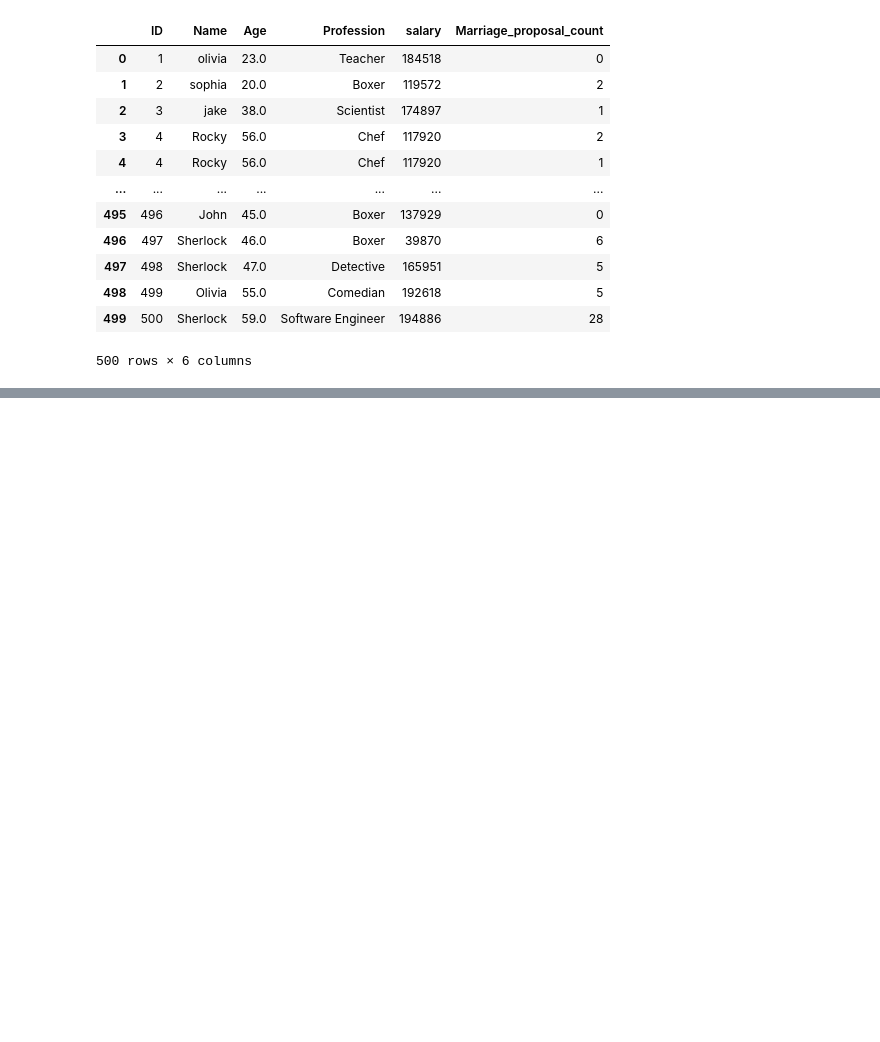
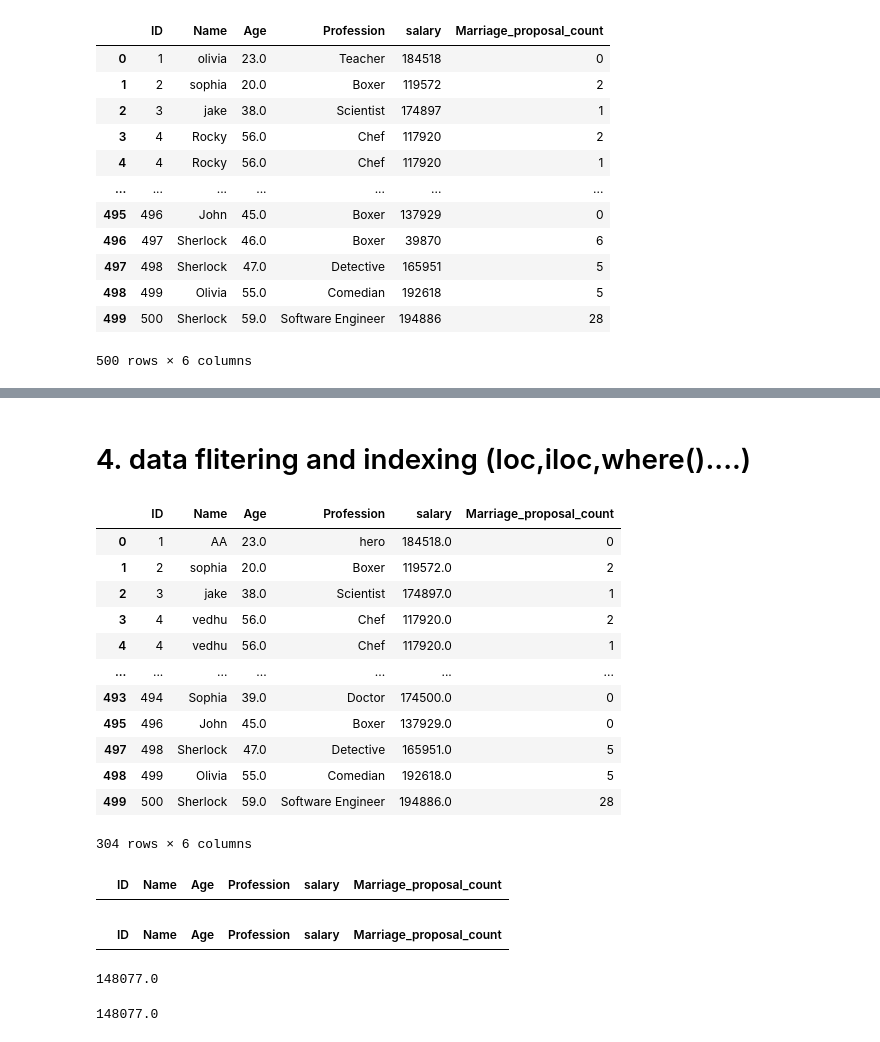
Before and after one commit to Shivacharan16/Data-Analytics-, a Jupyter notebook: pandas.ipynb, the cells around one changed output, grey strips where cells are left out. Drawn from its saved outputs; the diff is of its cells as text; code cells hidden in the pictures; blank space fills up the shorter version.

```diff
--- a/pandas.ipynb
+++ b/pandas.ipynb
@@ -523,0 +600,4 @@ df_excel
+# %%
+#
+df['Name'] = df['Name'].astype('string')
+df.dtypes
@@ -523,0 +612,3 @@ df_excel
+# %%
+df['salary'] = df['salary'].astype('float')
+df.dtypes
@@ -523,0 +741,39 @@ df_excel
+# %% [markdown]
+# 4. data flitering and indexing (loc,iloc,where()....)
+# %%
+# fliter all the recordes where salary > 100000
+df[df.salary>100000]
+# %% [output]
+|  | ID | Name | Age | Profession | salary | Marriage_proposal_count |
+| 0 | 1 | AA | 23.0 | hero | 184518.0 | 0 |
+| 1 | 2 | sophia | 20.0 | Boxer | 119572.0 | 2 |
+| 2 | 3 | jake | 38.0 | Scientist | 174897.0 | 1 |
+| 3 | 4 | vedhu | 56.0 | Chef | 117920.0 | 2 |
+| 4 | 4 | vedhu | 56.0 | Chef | 117920.0 | 1 |
+| ... | ... | ... | ... | ... | ... | ... |
+| 493 | 494 | Sophia | 39.0 | Doctor | 174500.0 | 0 |
+| 495 | 496 | John | 45.0 | Boxer | 137929.0 | 0 |
+| 497 | 498 | Sherlock | 47.0 | Detective | 165951.0 | 5 |
+| 498 | 499 | Olivia | 55.0 | Comedian | 192618.0 | 5 |
+| 499 | 500 | Sherlock | 59.0 | Software Engineer | 194886.0 | 28 |
+304 rows × 6 columns
+# %%
+# fliter all the records where salary >100000 & salary < 15000000
+df[(df.salary < 100000) & (df.salary < 150000)]
+# %% [output]
+|  | ID | Name | Age | Profession | salary | Marriage_proposal_count |
+# %%
+# query: fliter all the records where salary >100000 /(OR)(salary < 100000
+df[(df.salary < 100000) | (df.salary > 150000)]
+# %% [output]
+|  | ID | Name | Age | Profession | salary | Marriage_proposal_count |
+# %%
+# query: find the person record who is getting highest salary.
+# hint :max()
+max(df.salary)
+# %% [output]
+148077.0
+# %%
+df.salary.max()
+# %% [output]
+148077.0
```
Also changed, not shown: parts of 23 cells of this notebook.
